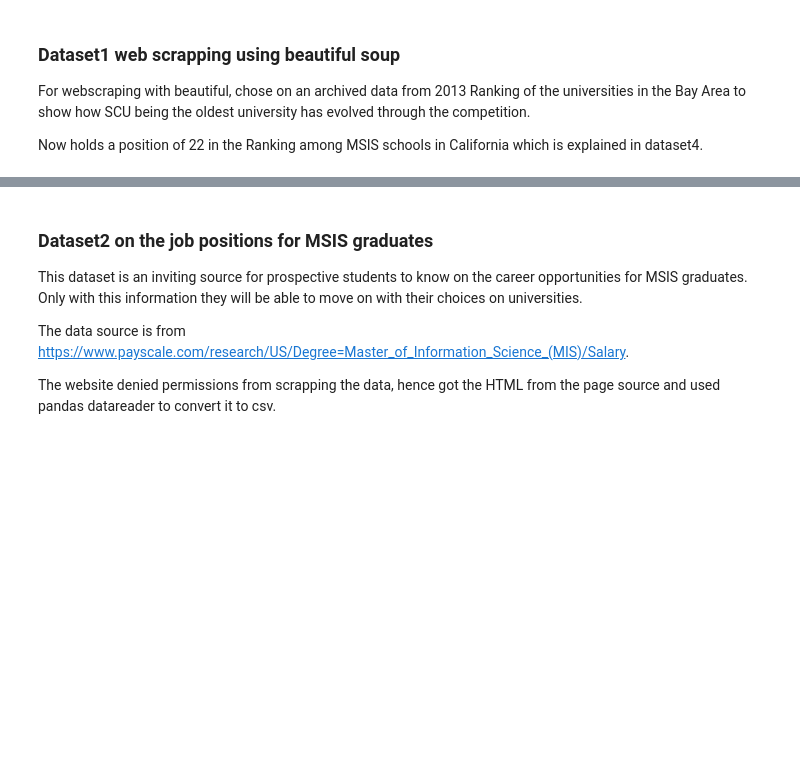
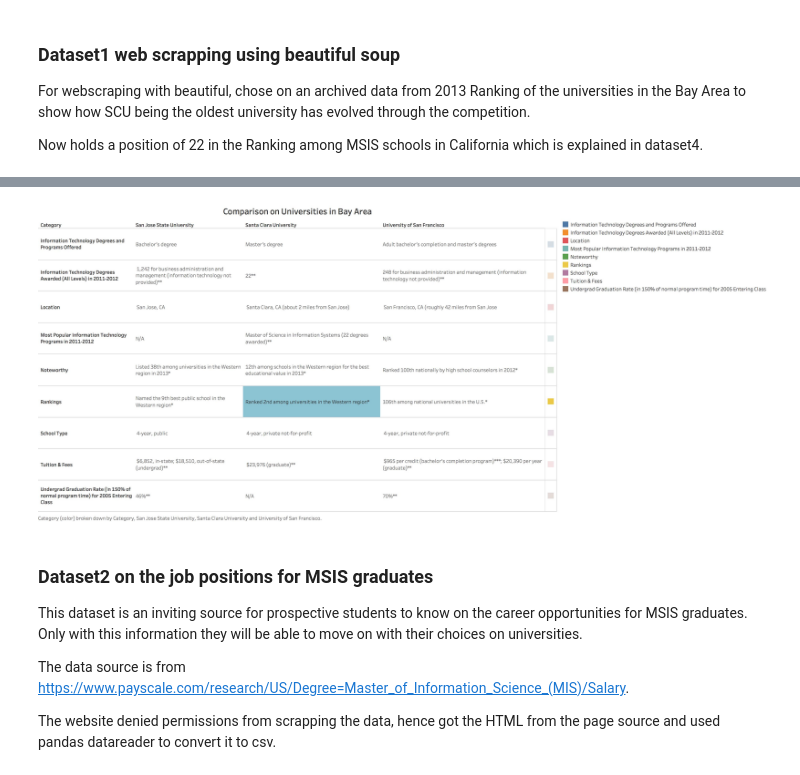
Before and after one commit to nrajeswaran/Data-Visualization, a Jupyter notebook: Lab4_DataScrapping_NR.ipynb, the cells around one changed output, grey strips where cells are left out. Drawn from its saved outputs; the diff is of its cells as text; code cells hidden in the pictures; blank space fills up the shorter version.

```diff
--- a/Lab4_DataScrapping_NR.ipynb
+++ b/Lab4_DataScrapping_NR.ipynb
@@ -53,3 +52,7 @@ Datascrap.to_csv('Dataset1.csv', index=False, encoding='utf-8')
+# %%
+Image("Old_data.jpg")
+# %% [output]
+[figure, added]
 # %% [markdown]
 ### Dataset2 on the job positions for MSIS graduates
 
```
Also changed, not shown: parts of 2 cells of this notebook.
